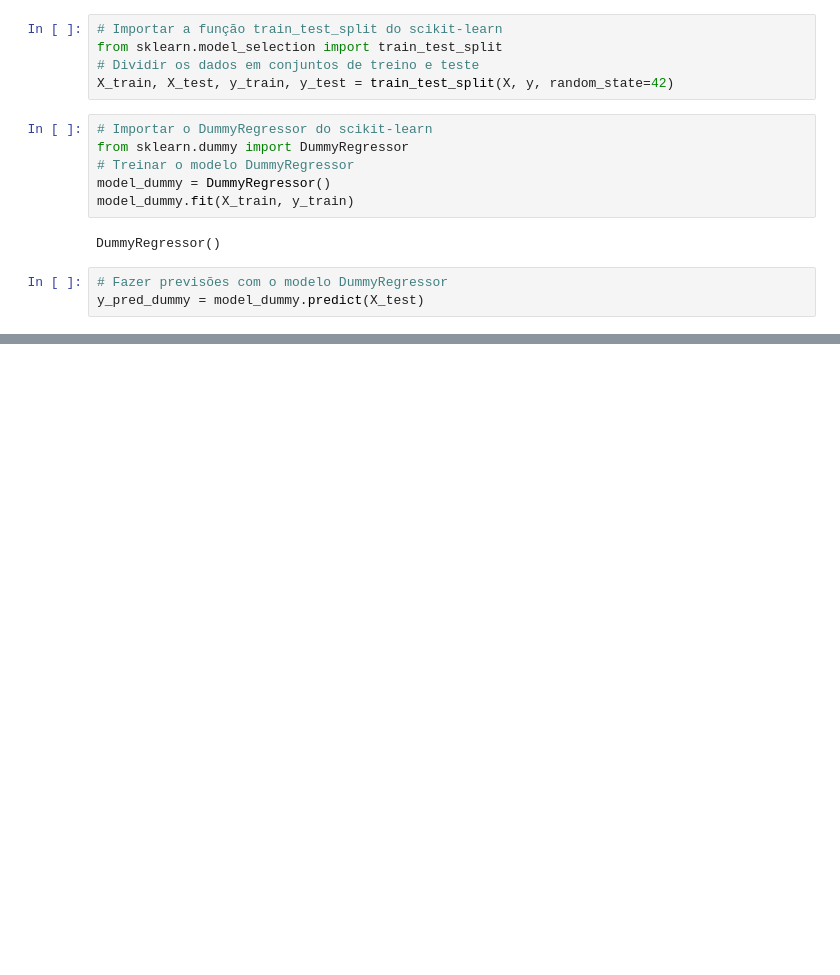
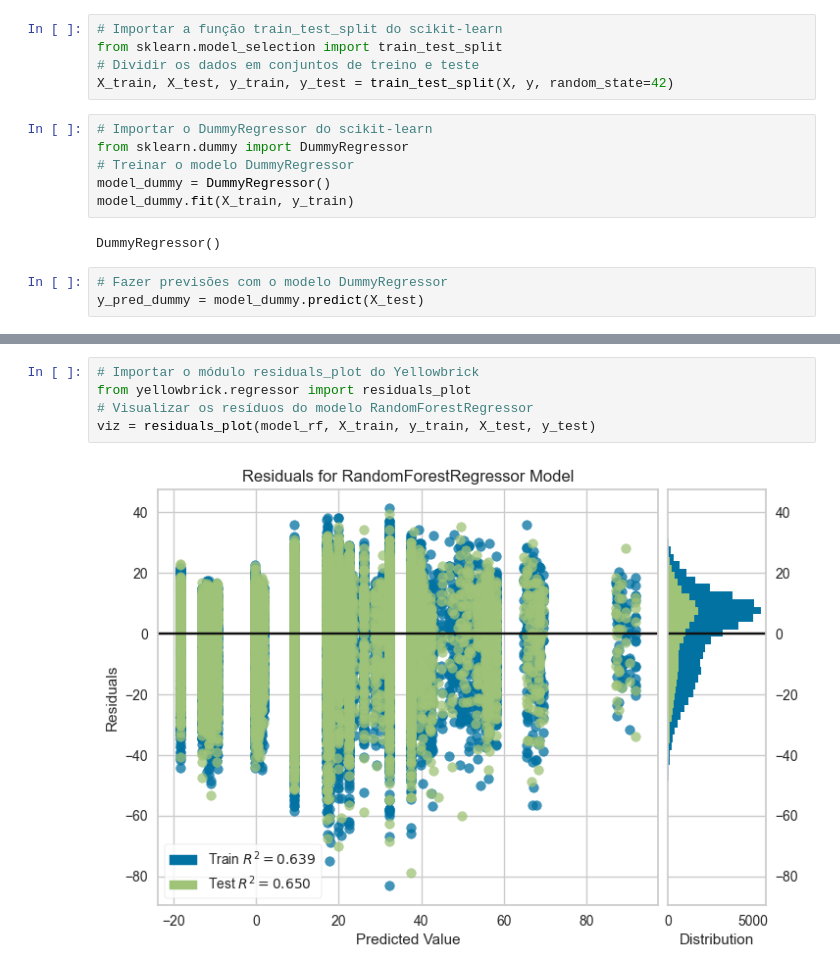
Before and after one commit to JCrpa/curso18_ia_aumentada_prevendo_atrasos_voos, a Jupyter notebook: ia_aumentada_prevendo_atrasos_voos.ipynb, the cells around one changed output, grey strips where cells are left out. Drawn from its saved outputs; the diff is of its cells as text; blank space fills up the shorter version.

```diff
--- a/ia_aumentada_prevendo_atrasos_voos.ipynb
+++ b/ia_aumentada_prevendo_atrasos_voos.ipynb
@@ -500,0 +527,7 @@ calcular_metricas_regressao(y_test, y_pred_dummy)
+# %%
+# Importar o módulo residuals_plot do Yellowbrick
+from yellowbrick.regressor import residuals_plot
+# Visualizar os resíduos do modelo RandomForestRegressor
+viz = residuals_plot(model_rf, X_train, y_train, X_test, y_test)
+# %% [output]
+[figure, added]
```
Also changed, not shown: parts of 5 cells of this notebook.
